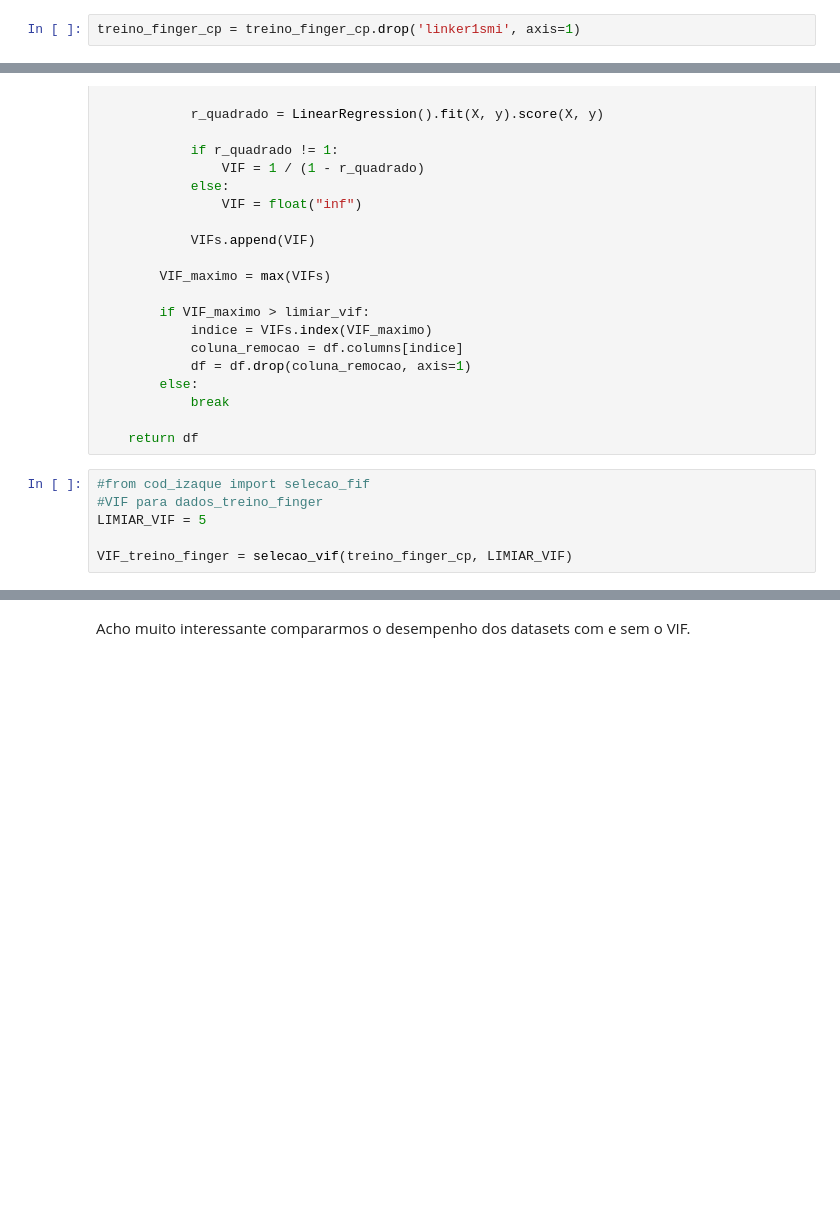
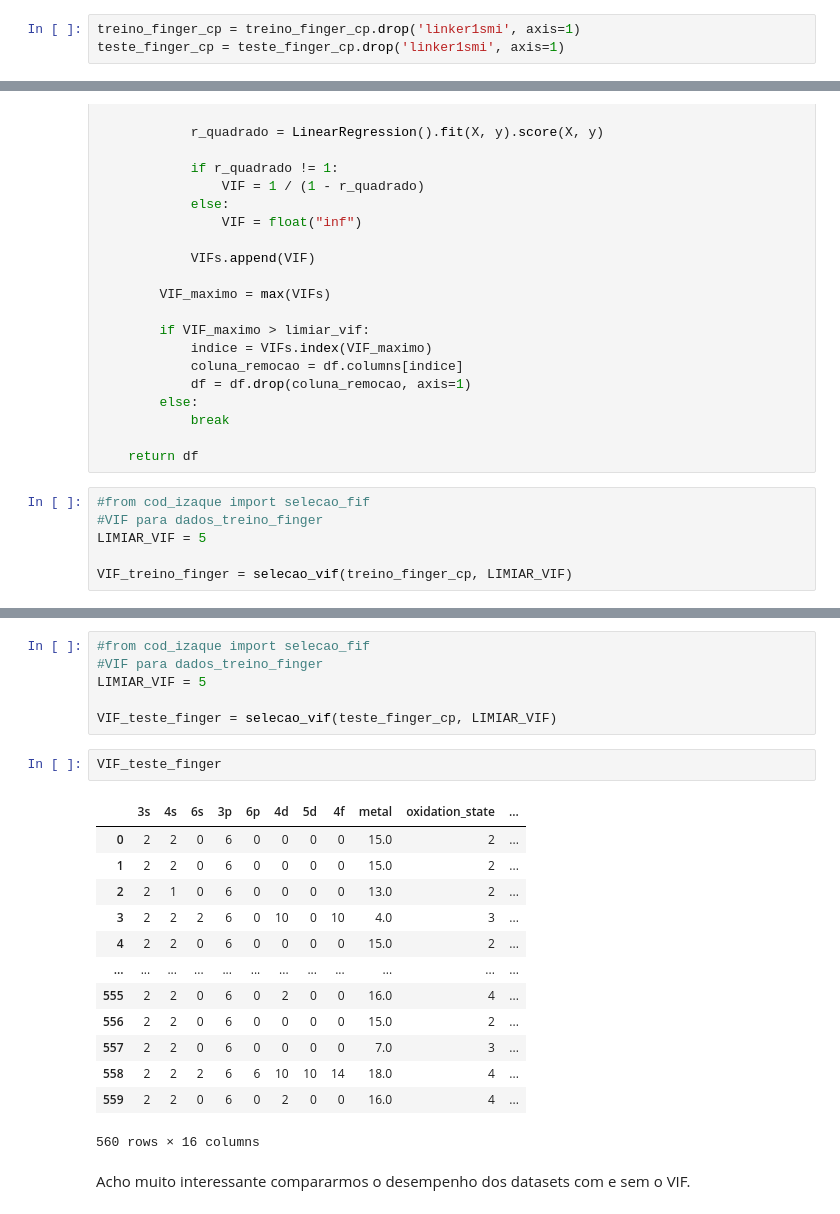
Before and after one commit to CaueSantos1812/Metal-Organic-Prediction, a Jupyter notebook: trabalho_redes_neurais.ipynb, the cells around one changed output, grey strips where cells are left out. Cells and saved outputs as stored; diff of their text form; blank space fills up the shorter version.

```diff
--- a/trabalho_redes_neurais.ipynb
+++ b/trabalho_redes_neurais.ipynb
@@ -322,6 +365,7 @@ treino_finger_cp
 560 rows × 29 columns
 # %%
 treino_finger_cp = treino_finger_cp.drop('linker1smi', axis=1)
+teste_finger_cp = teste_finger_cp.drop('linker1smi', axis=1)
 # %%
 treino_finger_cp
 # %% [output]
@@ -409,3 +453,25 @@ VIF_treino_finger
+# %%
+#from cod_izaque import selecao_fif
+#VIF para dados_treino_finger
+LIMIAR_VIF = 5
+
+VIF_teste_finger = selecao_vif(teste_finger_cp, LIMIAR_VIF)
+# %%
+VIF_teste_finger
+# %% [output]
+|  | 3s | 4s | 6s | 3p | 6p | 4d | 5d | 4f | metal | oxidation_state | ... |
+| 0 | 2 | 2 | 0 | 6 | 0 | 0 | 0 | 0 | 15.0 | 2 | ... |
+| 1 | 2 | 2 | 0 | 6 | 0 | 0 | 0 | 0 | 15.0 | 2 | ... |
+| 2 | 2 | 1 | 0 | 6 | 0 | 0 | 0 | 0 | 13.0 | 2 | ... |
+| 3 | 2 | 2 | 2 | 6 | 0 | 10 | 0 | 10 | 4.0 | 3 | ... |
+| 4 | 2 | 2 | 0 | 6 | 0 | 0 | 0 | 0 | 15.0 | 2 | ... |
+| ... | ... | ... | ... | ... | ... | ... | ... | ... | ... | ... | ... |
+| 555 | 2 | 2 | 0 | 6 | 0 | 2 | 0 | 0 | 16.0 | 4 | ... |
+| 556 | 2 | 2 | 0 | 6 | 0 | 0 | 0 | 0 | 15.0 | 2 | ... |
+| 557 | 2 | 2 | 0 | 6 | 0 | 0 | 0 | 0 | 7.0 | 3 | ... |
+| 558 | 2 | 2 | 2 | 6 | 6 | 10 | 10 | 14 | 18.0 | 4 | ... |
+| 559 | 2 | 2 | 0 | 6 | 0 | 2 | 0 | 0 | 16.0 | 4 | ... |
+560 rows × 16 columns
 # %% [markdown]
 Acho muito interessante compararmos o desempenho dos datasets com e sem o VIF.
 # %% [markdown]
```
Also changed, not shown: parts of 11 cells of this notebook.
